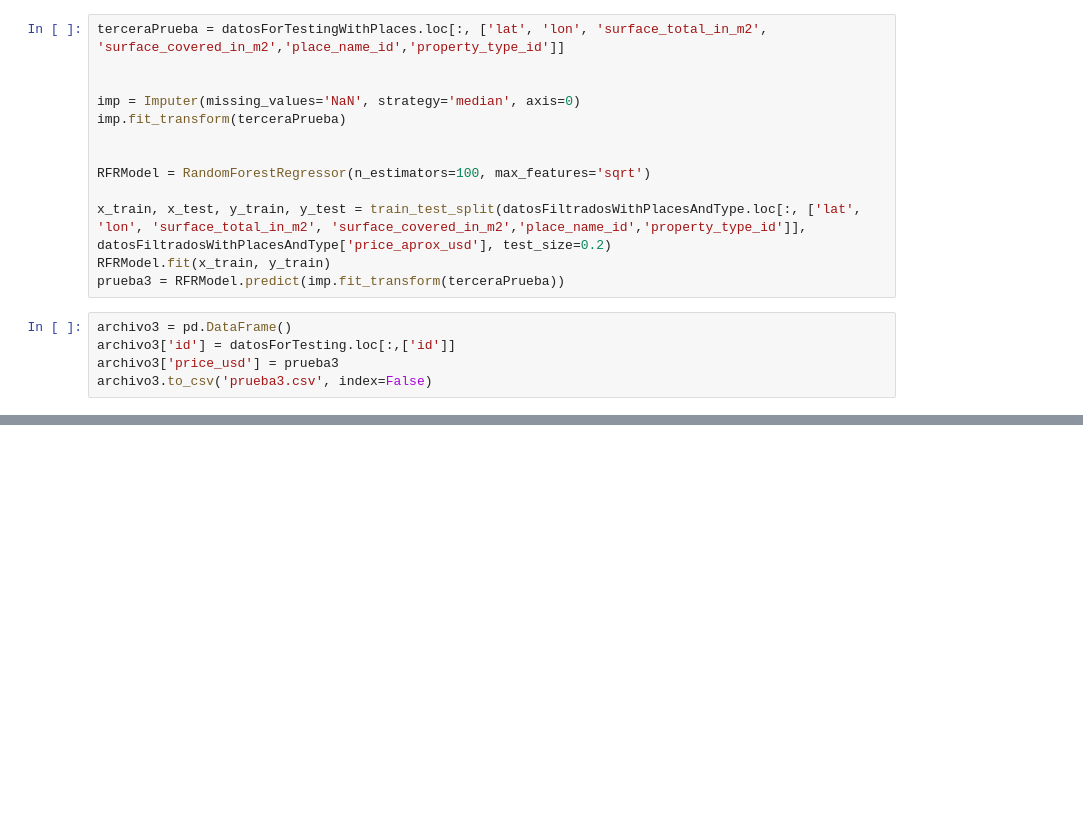
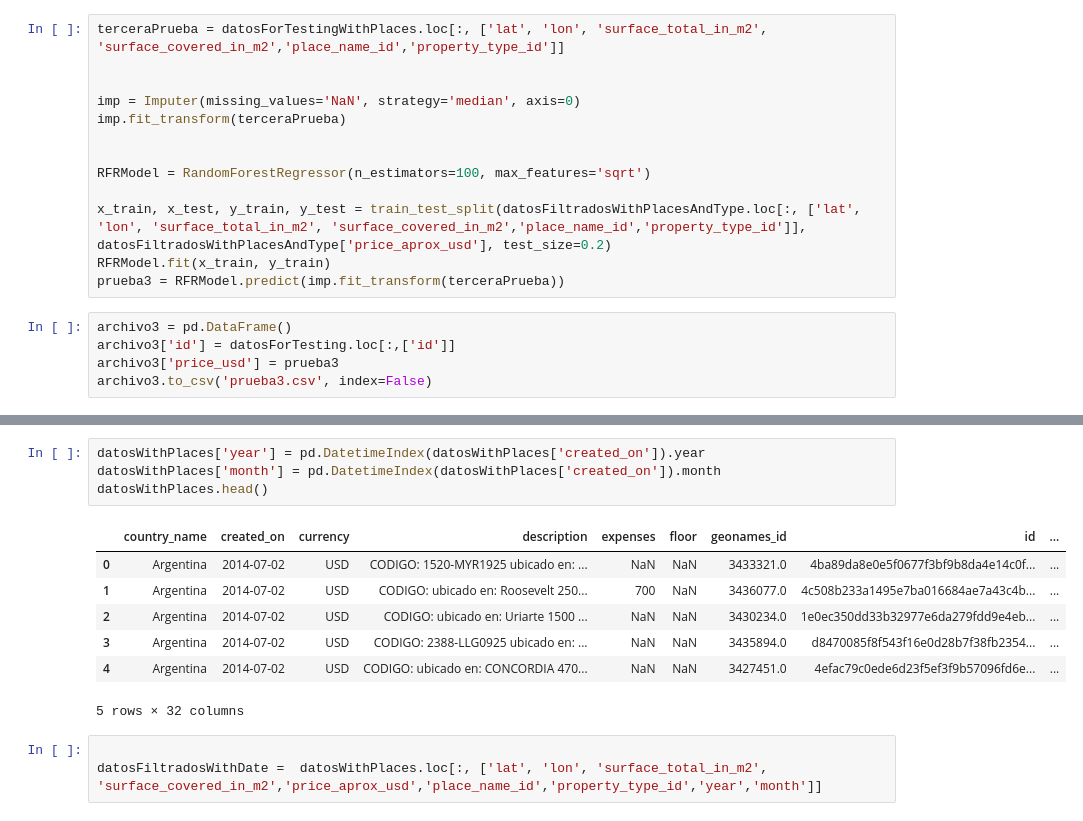
Before and after one commit to NicoGallegos/tpdatos, a Jupyter notebook: TP 2 -Nico.ipynb, the cells around one changed output, grey strips where cells are left out. Cells and saved outputs as stored; diff of their text form; blank space fills up the shorter version.

```diff
--- a/TP 2 -Nico.ipynb
+++ b/TP 2 -Nico.ipynb
@@ -603,0 +617,15 @@ archivo3.to_csv('prueba3.csv', index=False)
+# %%
+datosWithPlaces['year'] = pd.DatetimeIndex(datosWithPlaces['created_on']).year
+datosWithPlaces['month'] = pd.DatetimeIndex(datosWithPlaces['created_on']).month
+datosWithPlaces.head()
+# %% [output]
+|  | country_name | created_on | currency | description | expenses | floor | geonames_id | id | ... |
+| 0 | Argentina | 2014-07-02 | USD | CODIGO: 1520-MYR1925 ubicado en: ... | NaN | NaN | 3433321.0 | 4ba89da8e0e5f0677f3bf9b8da4e14c0f... | ... |
+| 1 | Argentina | 2014-07-02 | USD | CODIGO: ubicado en: Roosevelt 250... | 700 | NaN | 3436077.0 | 4c508b233a1495e7ba016684ae7a43c4b... | ... |
+| 2 | Argentina | 2014-07-02 | USD | CODIGO: ubicado en: Uriarte 1500 ... | NaN | NaN | 3430234.0 | 1e0ec350dd33b32977e6da279fdd9e4eb... | ... |
+| 3 | Argentina | 2014-07-02 | USD | CODIGO: 2388-LLG0925 ubicado en: ... | NaN | NaN | 3435894.0 | d8470085f8f543f16e0d28b7f38fb2354... | ... |
+| 4 | Argentina | 2014-07-02 | USD | CODIGO: ubicado en: CONCORDIA 470... | NaN | NaN | 3427451.0 | 4efac79c0ede6d23f5ef3f9b57096fd6e... | ... |
+5 rows × 32 columns
+# %%
+
+datosFiltradosWithDate =  datosWithPlaces.loc[:, ['lat', 'lon', 'surface_total_in_m2', 'surface_covered_in_m2','price_aprox_usd','place_name_id','property_type_id','year','month']]
```
Also changed, not shown: parts of 11 cells of this notebook.
